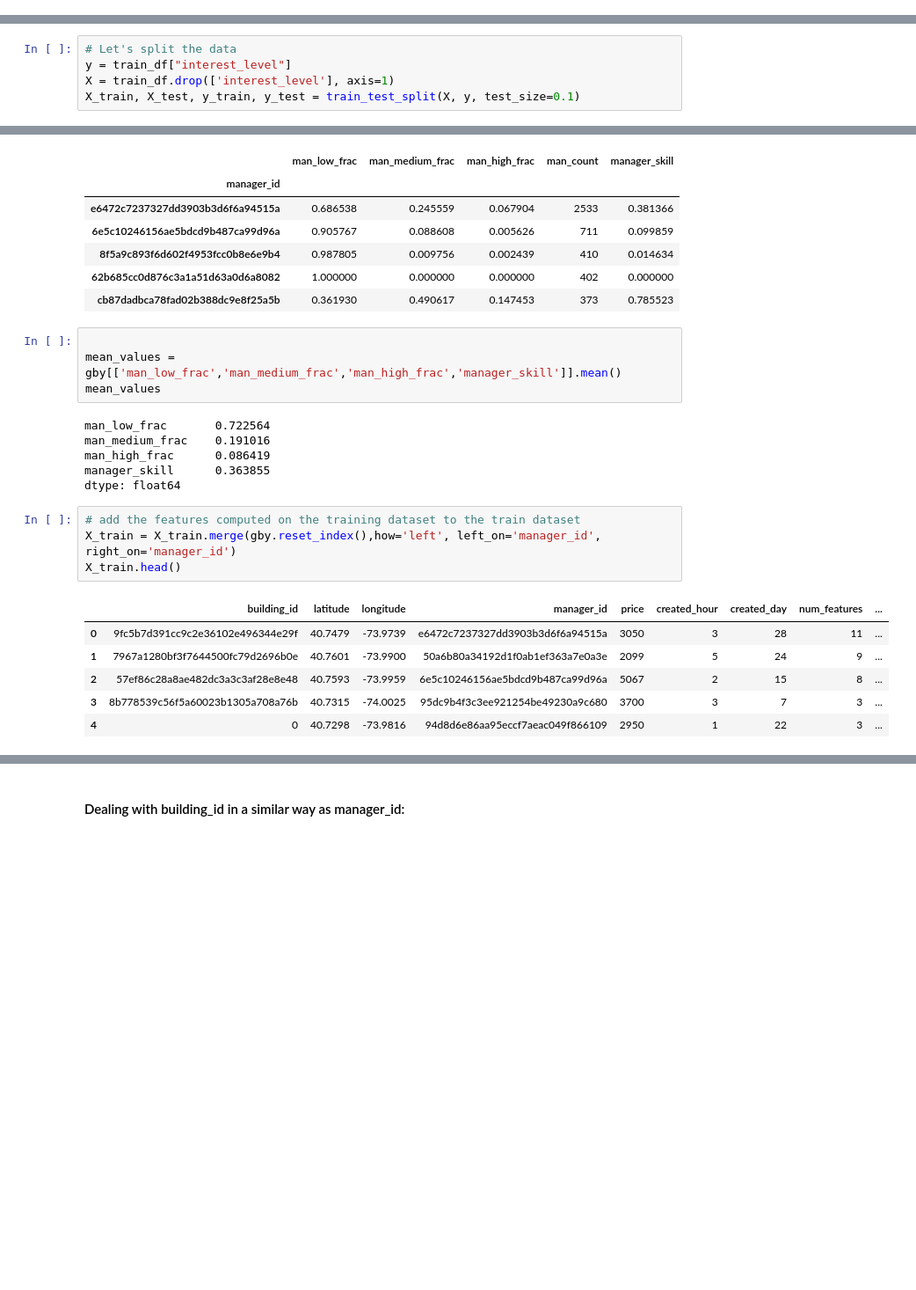
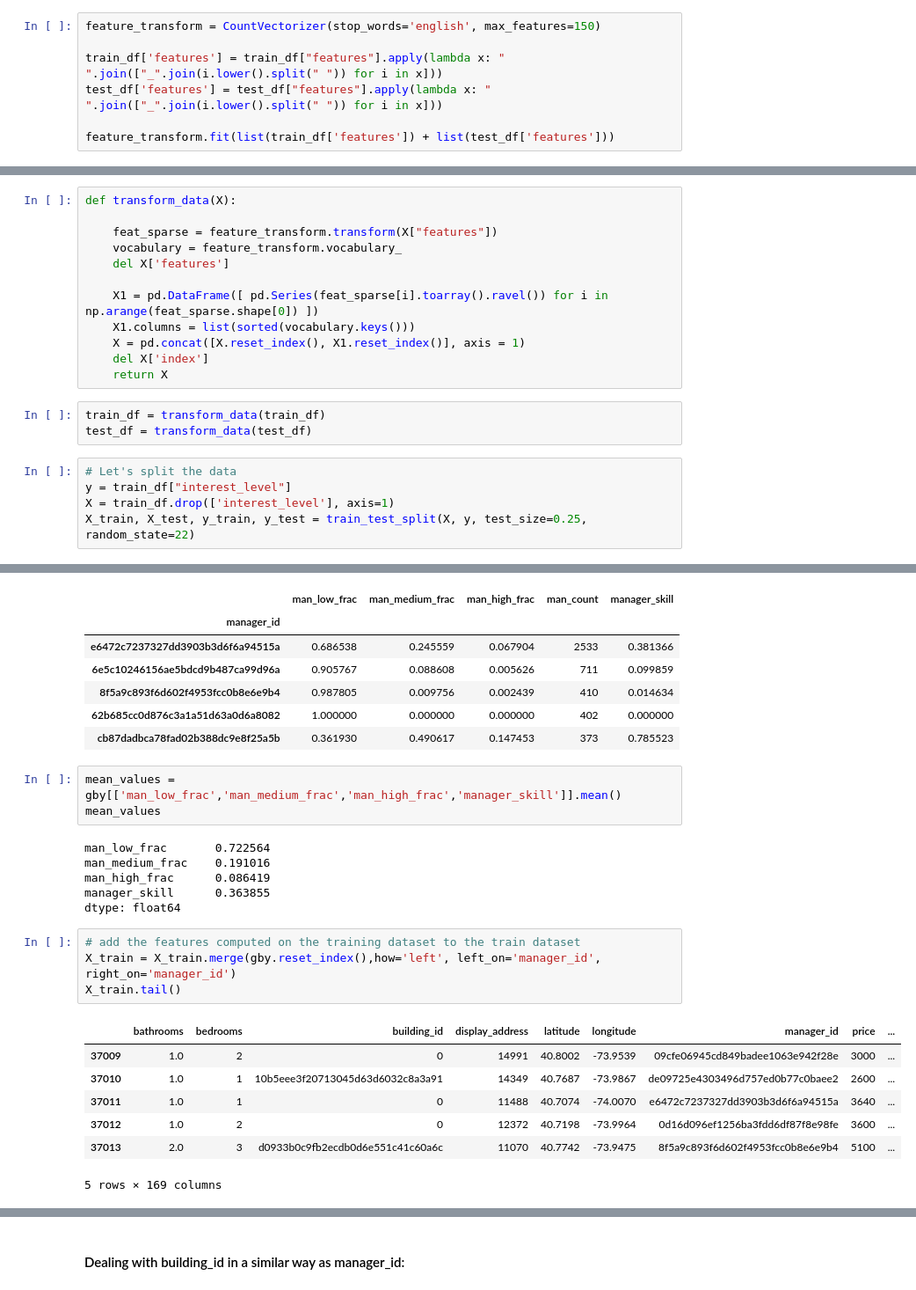
Before and after one commit to Ian-Dzindo01/Rental-Listing-Inquiries, a Jupyter notebook: Rent_listing_inqs.ipynb, the cells around one changed output, grey strips where cells are left out. Shown at 88% size. Saved outputs shown, nothing was run; the diff lists cells and outputs as text; blank space fills up the shorter version.

```diff
--- a/Rent_listing_inqs.ipynb
+++ b/Rent_listing_inqs.ipynb
@@ -81,0 +95,7 @@ test_df.drop(['photos', 'features', 'created', 'description'], axis=1, inplace=T
+# %%
+feature_transform = CountVectorizer(stop_words='english', max_features=150)
+
+train_df['features'] = train_df["features"].apply(lambda x: " ".join(["_".join(i.lower().split(" ")) for i in x]))
+test_df['features'] = test_df["features"].apply(lambda x: " ".join(["_".join(i.lower().split(" ")) for i in x]))
+
+feature_transform.fit(list(train_df['features']) + list(test_df['features']))
@@ -82,8 +109,23 @@ test_df.drop(['photos', 'features', 'created', 'description'], axis=1, inplace=T
+# %%
+def transform_data(X):
+
+    feat_sparse = feature_transform.transform(X["features"])
+    vocabulary = feature_transform.vocabulary_
+    del X['features']
+
+    X1 = pd.DataFrame([ pd.Series(feat_sparse[i].toarray().ravel()) for i in np.arange(feat_sparse.shape[0]) ])
+    X1.columns = list(sorted(vocabulary.keys()))
+    X = pd.concat([X.reset_index(), X1.reset_index()], axis = 1)
+    del X['index']
+    return X
+# %%
+train_df = transform_data(train_df)
+test_df = transform_data(test_df)
 # %%
 # Let's split the data
 y = train_df["interest_level"]
 X = train_df.drop(['interest_level'], axis=1)
-X_train, X_test, y_train, y_test = train_test_split(X, y, test_size=0.1)
+X_train, X_test, y_train, y_test = train_test_split(X, y, test_size=0.25, random_state=22)
 # %% [markdown]
 #### Dealing with manager_id:
 # %%
@@ -122,7 +171,6 @@ gby.sort_values(by = 'man_count', ascending = False).head()
 | 62b685cc0d876c3a1a51d63a0d6a8082 | 1.000000 | 0.000000 | 0.000000 | 402 | 0.000000 |
 | cb87dadbca78fad02b388dc9e8f25a5b | 0.361930 | 0.490617 | 0.147453 | 373 | 0.785523 |
 # %%
-
 mean_values = gby[['man_low_frac','man_medium_frac','man_high_frac','manager_skill']].mean()
 mean_values
 # %% [output]
@@ -134,14 +182,15 @@ dtype: float64
 # %%
 # add the features computed on the training dataset to the train dataset
 X_train = X_train.merge(gby.reset_index(),how='left', left_on='manager_id', right_on='manager_id')
-X_train.head()
+X_train.tail()
 # %% [output]
-|  | building_id | latitude | longitude | manager_id | price | created_hour | created_day | num_features | ... |
-| 0 | 9fc5b7d391cc9c2e36102e496344e29f | 40.7479 | -73.9739 | e6472c7237327dd3903b3d6f6a94515a | 3050 | 3 | 28 | 11 | ... |
-| 1 | 7967a1280bf3f7644500fc79d2696b0e | 40.7601 | -73.9900 | 50a6b80a34192d1f0ab1ef363a7e0a3e | 2099 | 5 | 24 | 9 | ... |
-| 2 | 57ef86c28a8ae482dc3a3c3af28e8e48 | 40.7593 | -73.9959 | 6e5c10246156ae5bdcd9b487ca99d96a | 5067 | 2 | 15 | 8 | ... |
-| 3 | 8b778539c56f5a60023b1305a708a76b | 40.7315 | -74.0025 | 95dc9b4f3c3ee921254be49230a9c680 | 3700 | 3 | 7 | 3 | ... |
-| 4 | 0 | 40.7298 | -73.9816 | 94d8d6e86aa95eccf7aeac049f866109 | 2950 | 1 | 22 | 3 | ... |
+|  | bathrooms | bedrooms | building_id | display_address | latitude | longitude | manager_id | price | ... |
+| 37009 | 1.0 | 2 | 0 | 14991 | 40.8002 | -73.9539 | 09cfe06945cd849badee1063e942f28e | 3000 | ... |
+| 37010 | 1.0 | 1 | 10b5eee3f20713045d63d6032c8a3a91 | 14349 | 40.7687 | -73.9867 | de09725e4303496d757ed0b77c0baee2 | 2600 | ... |
+| 37011 | 1.0 | 1 | 0 | 11488 | 40.7074 | -74.0070 | e6472c7237327dd3903b3d6f6a94515a | 3640 | ... |
+| 37012 | 1.0 | 2 | 0 | 12372 | 40.7198 | -73.9964 | 0d16d096ef1256ba3fdd6df87f8e98fe | 3600 | ... |
+| 37013 | 2.0 | 3 | d0933b0c9fb2ecdb0d6e551c41c60a6c | 11070 | 40.7742 | -73.9475 | 8f5a9c893f6d602f4953fcc0b8e6e9b4 | 5100 | ... |
+5 rows × 169 columns
 # %%
 # add the features computed on the training dataset to the validation dataset obtained by train_test_split
 X_test = X_test.merge(gby.reset_index(),how='left', left_on='manager_id', right_on='manager_id')
```
Also changed, not shown: parts of 36 cells of this notebook.
